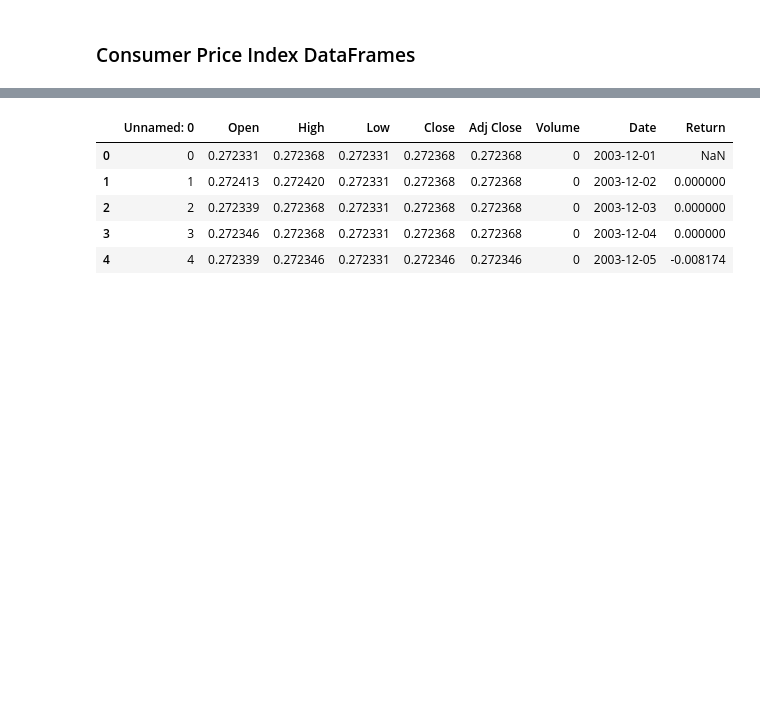
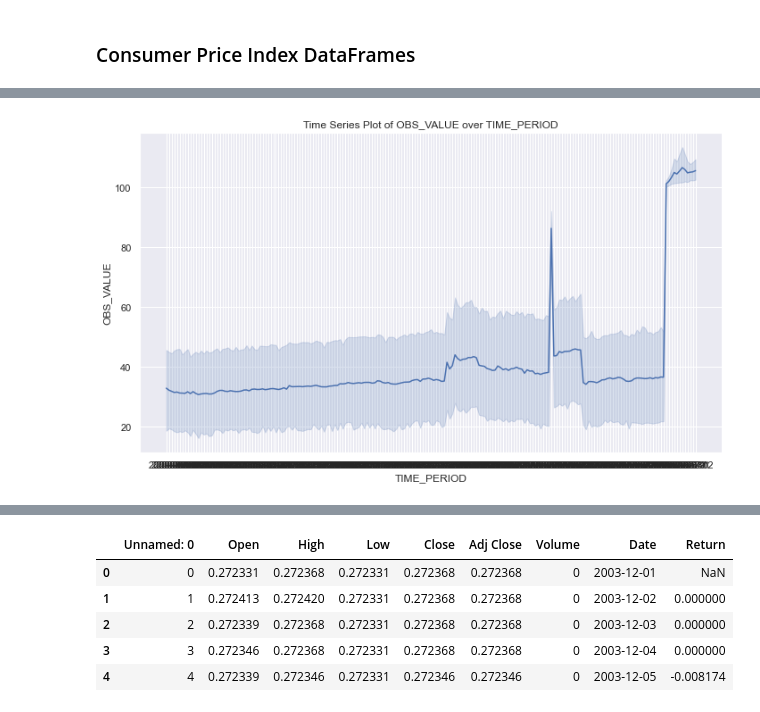
Before and after one commit to BubblyOrca/OCEAN_Desights_AI, a Jupyter notebook: Dubai_Real_Estate/Datasets/Dubai_Real_Estate.ipynb, the cells around one changed output, grey strips where cells are left out. Cells and saved outputs as stored; diff of their text form; code cells hidden in the pictures; blank space fills up the shorter version.

```diff
--- a/Dubai_Real_Estate/Datasets/Dubai_Real_Estate.ipynb
+++ b/Dubai_Real_Estate/Datasets/Dubai_Real_Estate.ipynb
@@ -65,6 +65,25 @@ df_monthly.head()
 | 2 | FCSA:DF_CPI(3.2.0) | CPI_ANNCHG | PERCENT | AE | M | FUR | FCSA | 2009-03 | 4.70 | ... |
 | 3 | FCSA:DF_CPI(3.2.0) | CPI_ANNCHG | PERCENT | AE | M | FUR | FCSA | 2009-04 | 1.90 | ... |
 | 4 | FCSA:DF_CPI(3.2.0) | CPI_ANNCHG | PERCENT | AE | M | FUR | FCSA | 2009-05 | 5.25 | ... |
+# %%
+# Set plot style
+sns.set_theme(style="darkgrid", palette='deep')
+
+# Assuming df_annual is already loaded
+# If not, replace this with your actual dataframe loading code
+# df_annual = pd.read_csv('your_file.csv')
+
+# Create the lineplot
+plt.figure(figsize=(10, 6))
+sns.lineplot(data=df_monthly, x="TIME_PERIOD", y="OBS_VALUE")
+
+# Customize the plot
+plt.title('Time Series Plot of OBS_VALUE over TIME_PERIOD')
+plt.xlabel('TIME_PERIOD')
+plt.ylabel('OBS_VALUE')
+plt.tight_layout()
+# %% [output]
+[figure, added]
 # %%
 df_quarterly = pd.read_csv("Consumer_Price_Index_Quarterly.csv")
 df_quarterly.head()
```
Also changed, not shown: parts of 2 cells of this notebook.
